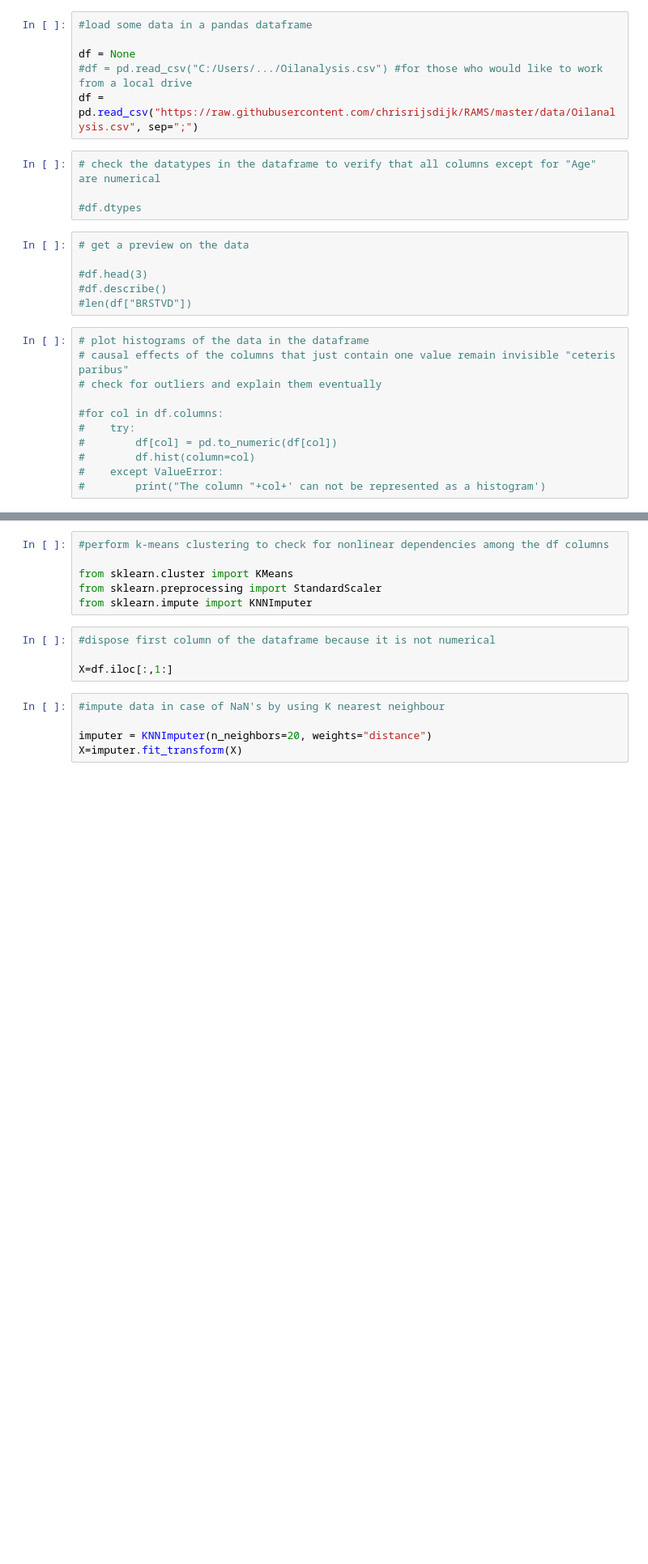
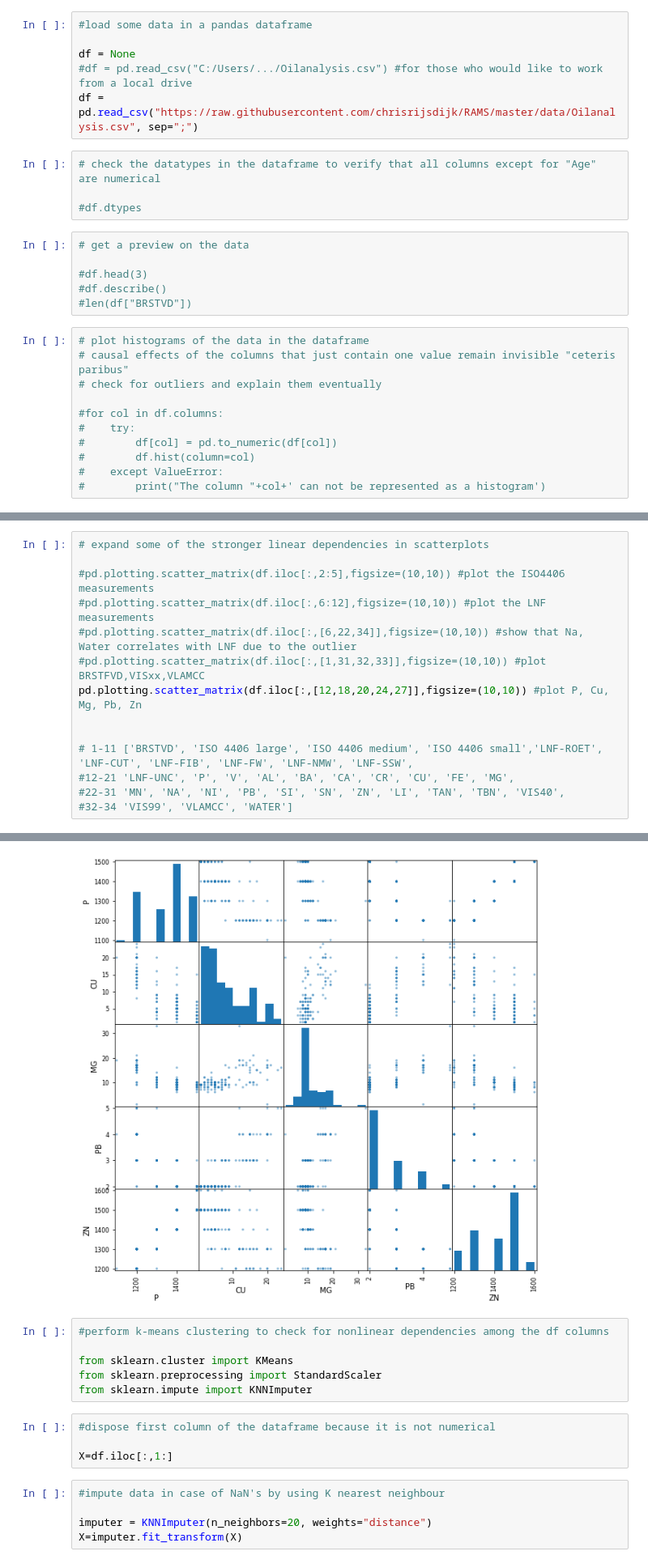
Before and after one commit to chrisrijsdijk/RAMS, a Jupyter notebook: notebook/Oilanalysis_kmeans.ipynb, the cells around one changed output, grey strips where cells are left out. Shown at 81% size. Drawn from its saved outputs; the diff is of its cells as text; blank space fills up the shorter version.

```diff
--- a/notebook/Oilanalysis_kmeans.ipynb
+++ b/notebook/Oilanalysis_kmeans.ipynb
@@ -41,0 +50,15 @@ df = pd.read_csv("https://raw.githubusercontent.com/chrisrijsdijk/RAMS/master/da
+# %%
+# expand some of the stronger linear dependencies in scatterplots
+
+#pd.plotting.scatter_matrix(df.iloc[:,2:5],figsize=(10,10)) #plot the ISO4406 measurements
+#pd.plotting.scatter_matrix(df.iloc[:,6:12],figsize=(10,10)) #plot the LNF measurements
+#pd.plotting.scatter_matrix(df.iloc[:,[6,22,34]],figsize=(10,10)) #show that Na, Water correlates with LNF due to the outlier
+#pd.plotting.scatter_matrix(df.iloc[:,[1,31,32,33]],figsize=(10,10)) #plot BRSTFVD,VISxx,VLAMCC
+pd.plotting.scatter_matrix(df.iloc[:,[12,18,20,24,27]],figsize=(10,10)) #plot P, Cu, Mg, Pb, Zn
+
+
+# 1-11 ['BRSTVD', 'ISO 4406 large', 'ISO 4406 medium', 'ISO 4406 small','LNF-ROET', 'LNF-CUT', 'LNF-FIB', 'LNF-FW', 'LNF-NMW', 'LNF-SSW',
+#12-21 'LNF-UNC', 'P', 'V', 'AL', 'BA', 'CA', 'CR', 'CU', 'FE', 'MG',
+#22-31 'MN', 'NA', 'NI', 'PB', 'SI', 'SN', 'ZN', 'LI', 'TAN', 'TBN', 'VIS40',
+#32-34 'VIS99', 'VLAMCC', 'WATER']
+# %% [output]
@@ -42,3 +82,4 @@ df = pd.read_csv("https://raw.githubusercontent.com/chrisrijsdijk/RAMS/master/da
+[figure, added]
 # %%
 #perform k-means clustering to check for nonlinear dependencies among the df columns
 
```
Also changed, not shown: parts of 7 cells of this notebook.
